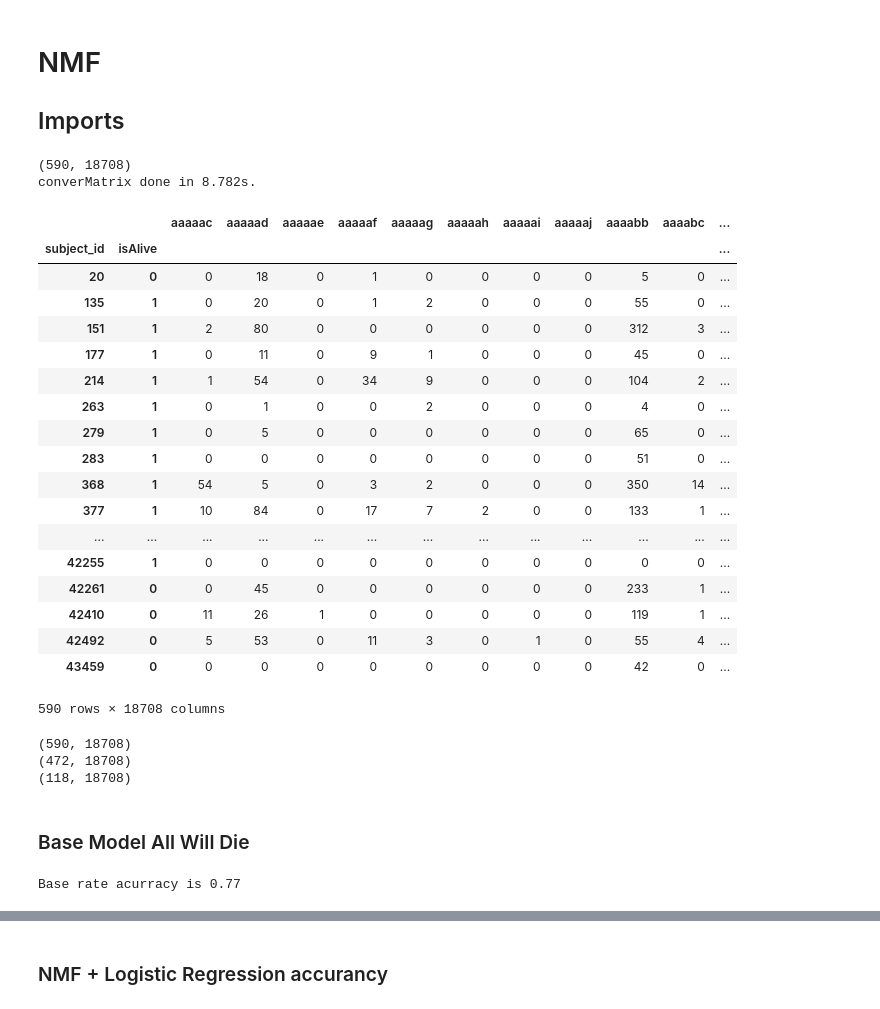
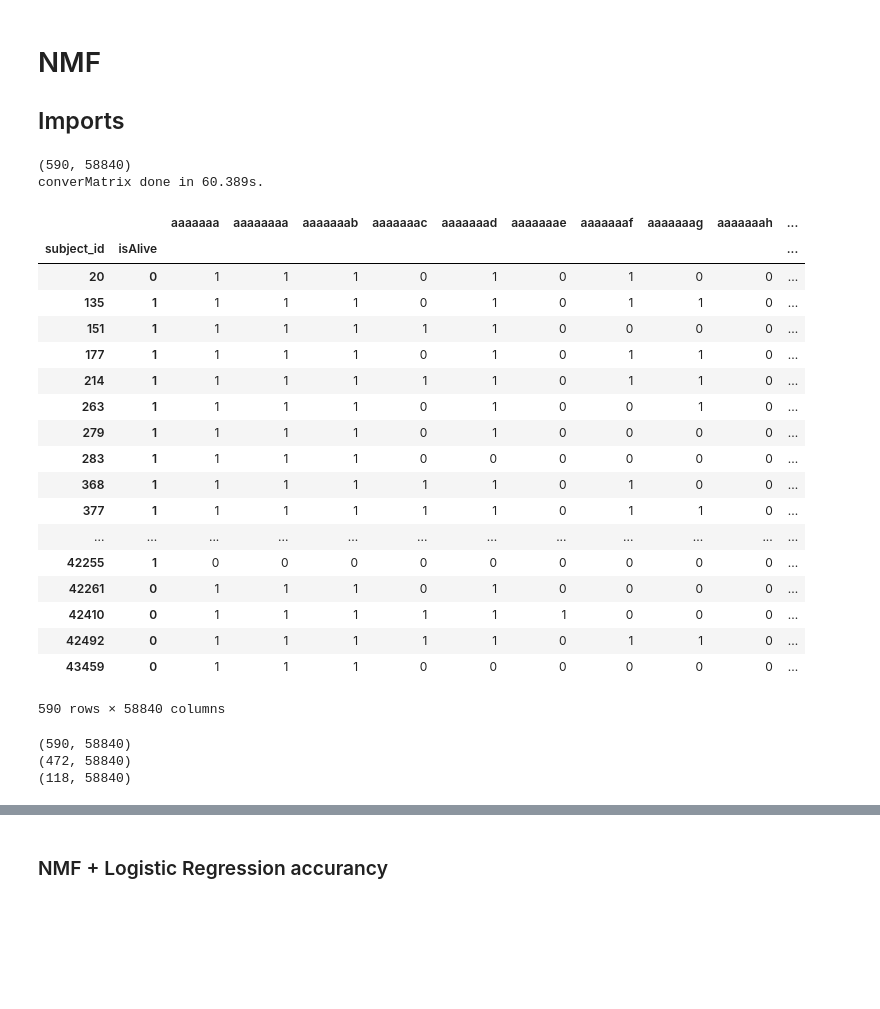
Before and after one commit to davidgutierrez/HeartRatePatterns, a Jupyter notebook: Jupyter/MimicII/0j Prediction NMF Logitsitc Regresion.ipynb, the cells around one changed output, grey strips where cells are left out. Saved outputs shown, nothing was run; the diff lists cells and outputs as text; code cells hidden in the pictures; blank space fills up the shorter version.

```diff
--- a/Jupyter/MimicII/0j Prediction NMF Logitsitc Regresion.ipynb
+++ b/Jupyter/MimicII/0j Prediction NMF Logitsitc Regresion.ipynb
@@ -20,33 +20,33 @@ from Matrix import convert_matrix
 from NMF import find_best_NMF,find_pearson
 # %%
 t0=time()
-table = convert_matrix(len_words=(3,4,5,6))
+table = convert_matrix(sumvals=False)
 #sortColumns =['abbac','adadd']
 #table = table.sort_values(sortColumns, ascending=False)
 print("converMatrix done in %0.3fs." % (time() - t0))
 table
 # %% [output]
-(590, 18708)
-converMatrix done in 8.782s.
+(590, 58840)
+converMatrix done in 60.389s.
-|  |  | aaaaac | aaaaad | aaaaae | aaaaaf | aaaaag | aaaaah | aaaaai | aaaaaj | aaaabb | aaaabc | ... |
-| subject_id | isAlive |  |  |  |  |  |  |  |  |  |  | ... |
-| 20 | 0 | 0 | 18 | 0 | 1 | 0 | 0 | 0 | 0 | 5 | 0 | ... |
-| 135 | 1 | 0 | 20 | 0 | 1 | 2 | 0 | 0 | 0 | 55 | 0 | ... |
-| 151 | 1 | 2 | 80 | 0 | 0 | 0 | 0 | 0 | 0 | 312 | 3 | ... |
-| 177 | 1 | 0 | 11 | 0 | 9 | 1 | 0 | 0 | 0 | 45 | 0 | ... |
-| 214 | 1 | 1 | 54 | 0 | 34 | 9 | 0 | 0 | 0 | 104 | 2 | ... |
-| 263 | 1 | 0 | 1 | 0 | 0 | 2 | 0 | 0 | 0 | 4 | 0 | ... |
-| 279 | 1 | 0 | 5 | 0 | 0 | 0 | 0 | 0 | 0 | 65 | 0 | ... |
-| 283 | 1 | 0 | 0 | 0 | 0 | 0 | 0 | 0 | 0 | 51 | 0 | ... |
-| 368 | 1 | 54 | 5 | 0 | 3 | 2 | 0 | 0 | 0 | 350 | 14 | ... |
-| 377 | 1 | 10 | 84 | 0 | 17 | 7 | 2 | 0 | 0 | 133 | 1 | ... |
-| ... | ... | ... | ... | ... | ... | ... | ... | ... | ... | ... | ... | ... |
-| 42255 | 1 | 0 | 0 | 0 | 0 | 0 | 0 | 0 | 0 | 0 | 0 | ... |
-| 42261 | 0 | 0 | 45 | 0 | 0 | 0 | 0 | 0 | 0 | 233 | 1 | ... |
-| 42410 | 0 | 11 | 26 | 1 | 0 | 0 | 0 | 0 | 0 | 119 | 1 | ... |
-| 42492 | 0 | 5 | 53 | 0 | 11 | 3 | 0 | 1 | 0 | 55 | 4 | ... |
-| 43459 | 0 | 0 | 0 | 0 | 0 | 0 | 0 | 0 | 0 | 42 | 0 | ... |
+|  |  | aaaaaaa | aaaaaaaa | aaaaaaab | aaaaaaac | aaaaaaad | aaaaaaae | aaaaaaaf | aaaaaaag | aaaaaaah | ... |
+| subject_id | isAlive |  |  |  |  |  |  |  |  |  | ... |
+| 20 | 0 | 1 | 1 | 1 | 0 | 1 | 0 | 1 | 0 | 0 | ... |
+| 135 | 1 | 1 | 1 | 1 | 0 | 1 | 0 | 1 | 1 | 0 | ... |
+| 151 | 1 | 1 | 1 | 1 | 1 | 1 | 0 | 0 | 0 | 0 | ... |
+| 177 | 1 | 1 | 1 | 1 | 0 | 1 | 0 | 1 | 1 | 0 | ... |
+| 214 | 1 | 1 | 1 | 1 | 1 | 1 | 0 | 1 | 1 | 0 | ... |
+| 263 | 1 | 1 | 1 | 1 | 0 | 1 | 0 | 0 | 1 | 0 | ... |
+| 279 | 1 | 1 | 1 | 1 | 0 | 1 | 0 | 0 | 0 | 0 | ... |
+| 283 | 1 | 1 | 1 | 1 | 0 | 0 | 0 | 0 | 0 | 0 | ... |
+| 368 | 1 | 1 | 1 | 1 | 1 | 1 | 0 | 1 | 0 | 0 | ... |
+| 377 | 1 | 1 | 1 | 1 | 1 | 1 | 0 | 1 | 1 | 0 | ... |
+| ... | ... | ... | ... | ... | ... | ... | ... | ... | ... | ... | ... |
+| 42255 | 1 | 0 | 0 | 0 | 0 | 0 | 0 | 0 | 0 | 0 | ... |
+| 42261 | 0 | 1 | 1 | 1 | 0 | 1 | 0 | 0 | 0 | 0 | ... |
+| 42410 | 0 | 1 | 1 | 1 | 1 | 1 | 1 | 0 | 0 | 0 | ... |
+| 42492 | 0 | 1 | 1 | 1 | 1 | 1 | 0 | 1 | 1 | 0 | ... |
+| 43459 | 0 | 1 | 1 | 1 | 0 | 0 | 0 | 0 | 0 | 0 | ... |
-590 rows × 18708 columns
+590 rows × 58840 columns
 # %%
 from sklearn.model_selection import train_test_split
 survived = table.index.labels[1].tolist()
@@ -57,8 +57,6 @@ print(table.shape)
 print(patients_train.shape)
 print(patients_test.shape)
 # %% [output]
-(590, 18708)
-(472, 18708)
-(118, 18708)
+(590, 58840)
+(472, 58840)
+(118, 58840)
-# %% [markdown]
-### Base Model All Will Die
@@ -69,9 +62,0 @@ def base_rate_model(X) :
-# %%
-from sklearn.metrics import roc_auc_score
-from sklearn.metrics import accuracy_score
-
-y_base_rate = base_rate_model(patients_test)
-print("Base rate acurracy is %2.2f" % accuracy_score(survived_test,base_rate_model(patients_test)))
-base_roc_auc = roc_auc_score(survived_test,base_rate_model(patients_test))
-# %% [output]
-Base rate acurracy is 0.77
```
Also changed, not shown: parts of 4 cells of this notebook, 5 other files.
